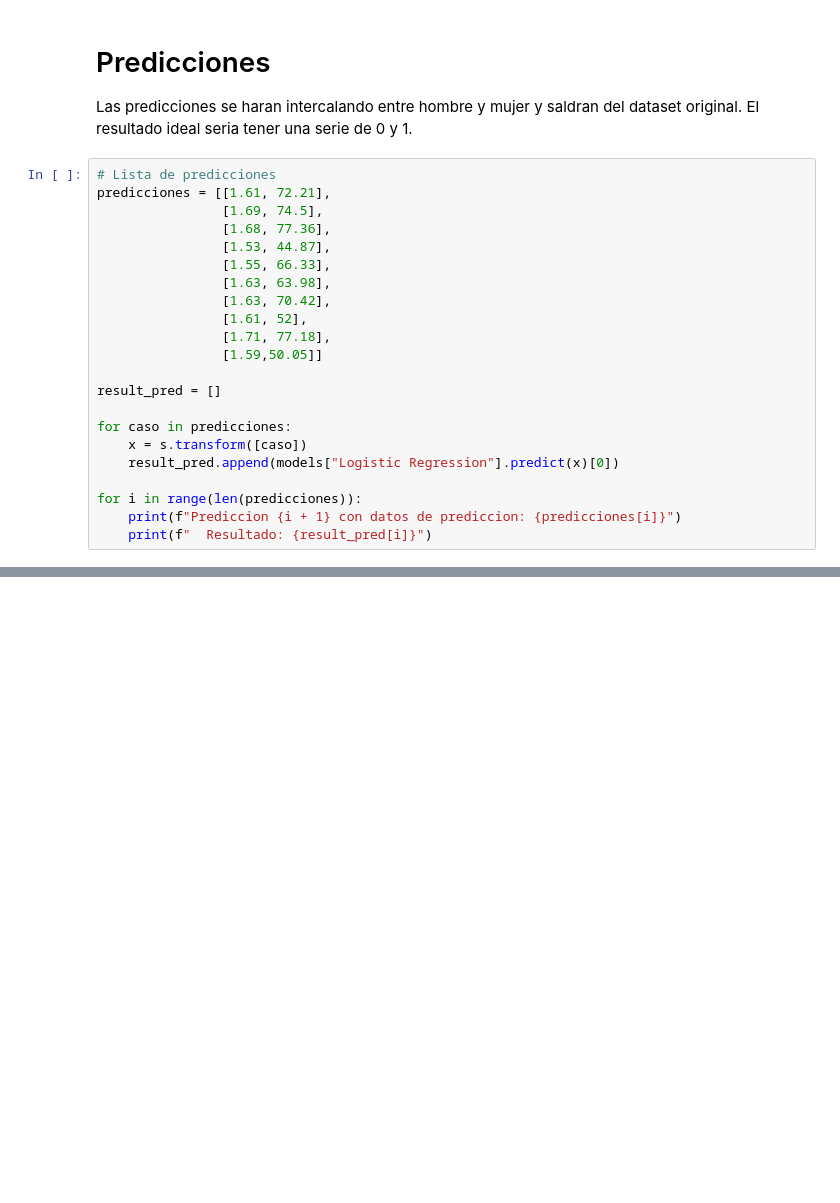
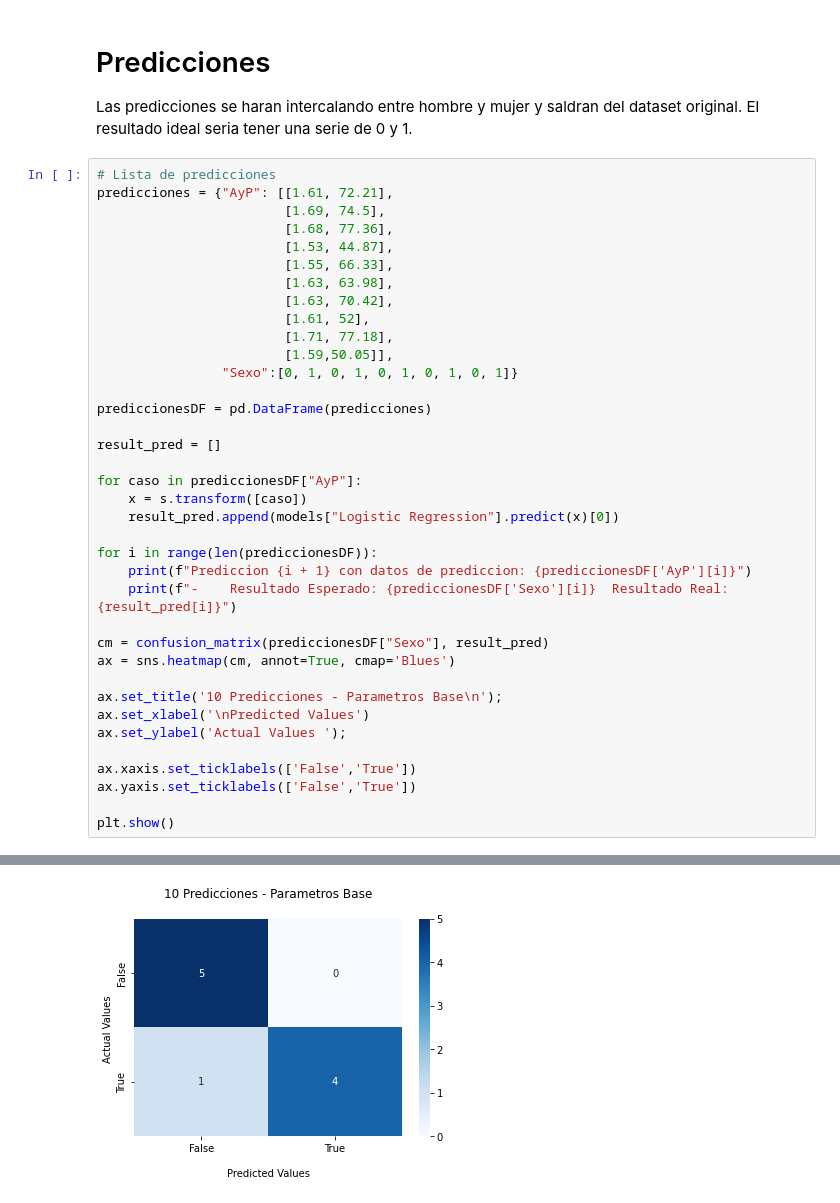
Before and after one commit to Richarzone/Advanced_AI_Class, a Jupyter notebook: Momento-Retro-M2-2/momento-retro2.ipynb, the cells around one changed output, grey strips where cells are left out. Cells and saved outputs as stored; diff of their text form; blank space fills up the shorter version.

```diff
--- a/Momento-Retro-M2-2/momento-retro2.ipynb
+++ b/Momento-Retro-M2-2/momento-retro2.ipynb
@@ -135,25 +146,40 @@ Logistic Regression: 91.67%
 Las predicciones se haran intercalando entre hombre y mujer y saldran del dataset original. El resultado ideal seria tener una serie de 0 y 1.
 # %%
 # Lista de predicciones
-predicciones = [[1.61, 72.21],
-                [1.69, 74.5],
-                [1.68, 77.36],
-                [1.53, 44.87],
-                [1.55, 66.33],
-                [1.63, 63.98],
-                [1.63, 70.42],
-                [1.61, 52],
-                [1.71, 77.18],
-                [1.59,50.05]]
+predicciones = {"AyP": [[1.61, 72.21],
+                        [1.69, 74.5],
+                        [1.68, 77.36],
+                        [1.53, 44.87],
+                        [1.55, 66.33],
+                        [1.63, 63.98],
+                        [1.63, 70.42],
+                        [1.61, 52],
+                        [1.71, 77.18],
+                        [1.59,50.05]],
+                "Sexo":[0, 1, 0, 1, 0, 1, 0, 1, 0, 1]}
+
+prediccionesDF = pd.DataFrame(predicciones)
 
 result_pred = []
 
-for caso in predicciones:
+for caso in prediccionesDF["AyP"]:
     x = s.transform([caso])
     result_pred.append(models["Logistic Regression"].predict(x)[0])
 
-for i in range(len(predicciones)):
-    print(f"Prediccion {i + 1} con datos de prediccion: {predicciones[i]}")
-    print(f"  Resultado: {result_pred[i]}")
+for i in range(len(prediccionesDF)):
+    print(f"Prediccion {i + 1} con datos de prediccion: {prediccionesDF['AyP'][i]}")
+    print(f"-    Resultado Esperado: {prediccionesDF['Sexo'][i]}  Resultado Real: {result_pred[i]}")
+
+cm = confusion_matrix(prediccionesDF["Sexo"], result_pred)
+ax = sns.heatmap(cm, annot=True, cmap='Blues')
+
+ax.set_title('10 Predicciones - Parametros Base\n');
+ax.set_xlabel('\nPredicted Values')
+ax.set_ylabel('Actual Values ');
+
+ax.xaxis.set_ticklabels(['False','True'])
+ax.yaxis.set_ticklabels(['False','True'])
+
+plt.show()
 # %% [output]
 Prediccion 1 con datos de prediccion: [1.61, 72.21]
@@ -178,0 +205 @@ Prediccion 10 con datos de prediccion: [1.59, 50.05]
+[figure, added]
```
Also changed, not shown: parts of 3 cells of this notebook, 3 other files.
